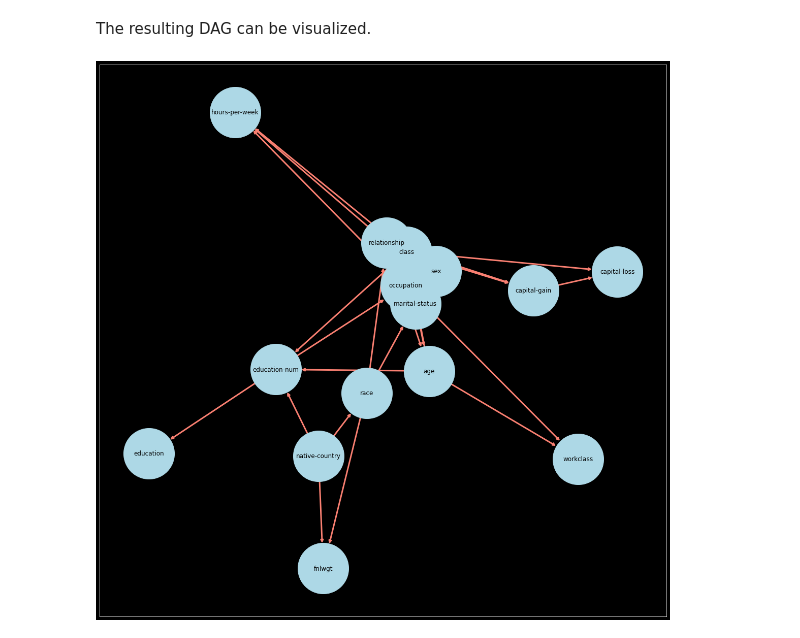
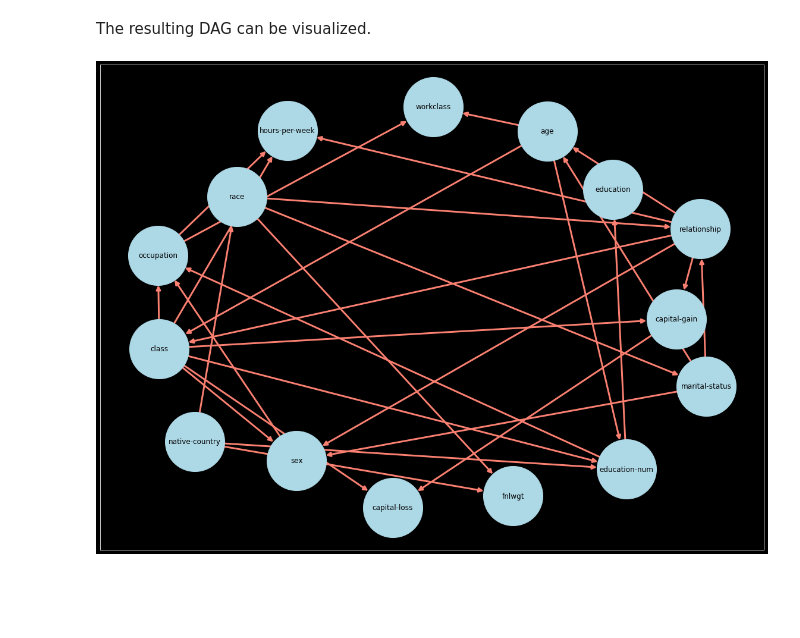
Before and after one commit to alexmadrinanfdez/learn-bn-struct, a Jupyter notebook: bn.ipynb, the cells around one changed output. Saved outputs shown, nothing was run; the diff lists cells and outputs as text; code cells hidden in the pictures; blank space fills up the shorter version.

Commit message:
draw BN directly

```diff
--- a/bn.ipynb
+++ b/bn.ipynb
@@ -380,23 +380,18 @@ def_ml
 # %% [markdown]
 The resulting DAG can be visualized.
 # %%
-# build graph
-graph = nx.DiGraph()
-graph.add_edges_from(bn.edges)
-
-# plot graph
-plt.figure(figsize=(20,20))
-plt.tight_layout()
+plt.figure(figsize=(20,15))
+# plt.tight_layout()
 options = {
     'node_color': 'lightblue',
     'node_size': 10**4,
+    'edge_color':'salmon',
     'width': 3,
     'arrowstyle': '-|>',
-    'arrowsize': 10,
-    'edge_color':'salmon'
+    'arrowsize': 15
 }
 # nx.draw_networkx(G[, pos, arrows, with_labels])
-nx.draw_networkx(graph, **options)
+nx.draw_networkx(bn, **options)
 # plt.show()
 # %% [output]
-[figure, old version]
+[figure, new version]
```
Also changed, not shown: parts of 1 cell of this notebook.
